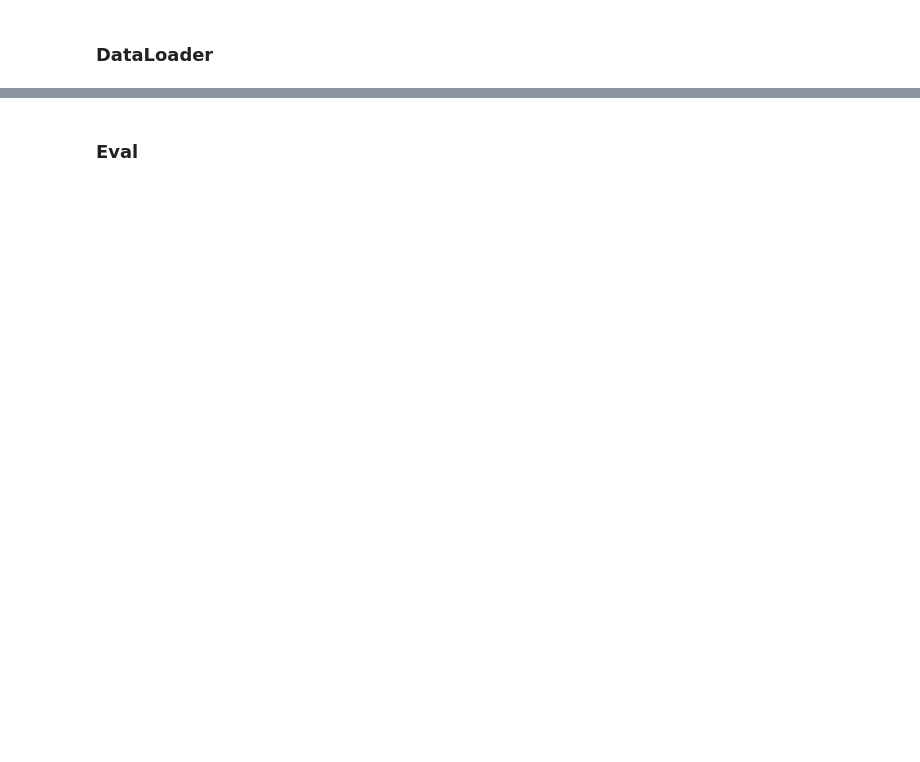
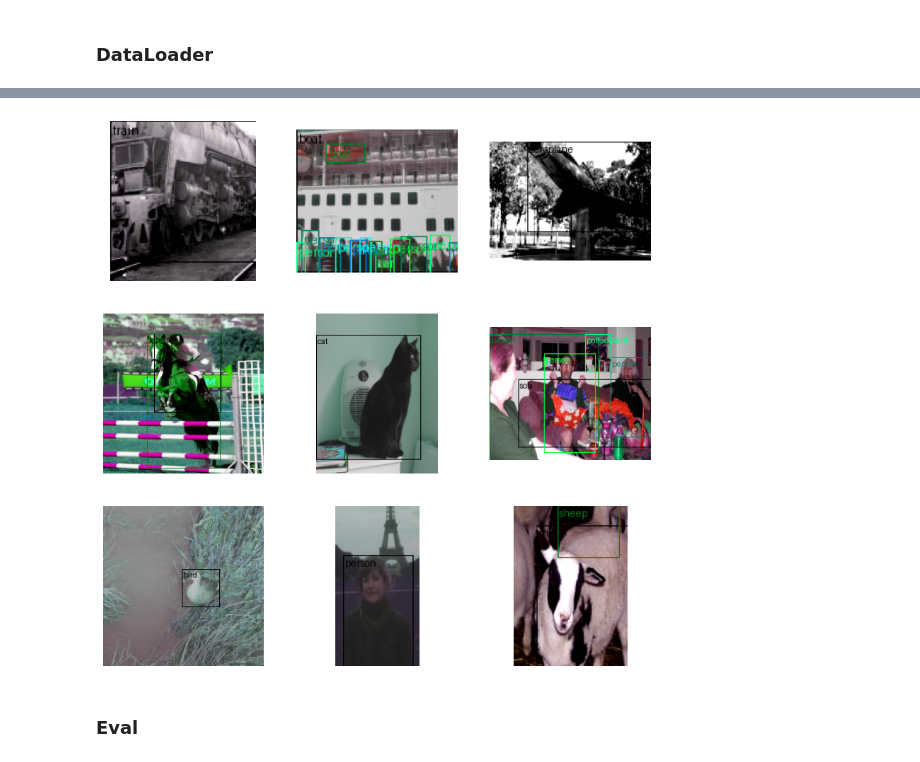
Before and after one commit to galopyz/pilus_project, a Jupyter notebook: nbs/52_detection.ipynb, the cells around one changed output, grey strips where cells are left out. Cells and saved outputs as stored; diff of their text form; code cells hidden in the pictures; blank space fills up the shorter version.

```diff
--- a/nbs/52_detection.ipynb
+++ b/nbs/52_detection.ipynb
@@ -270,3 +270,7 @@ show_image(mk_boxs(xb[0], yb[0]));
+# %%
+show_images([mk_boxs(x,y) for x,y in zip(xb[:9],yb[:9])], figsize=(10,10))
+# %% [output]
+[figure, added]
 # %% [markdown]
 ### Eval
 # %%
```
Also changed, not shown: parts of 5 cells of this notebook.
